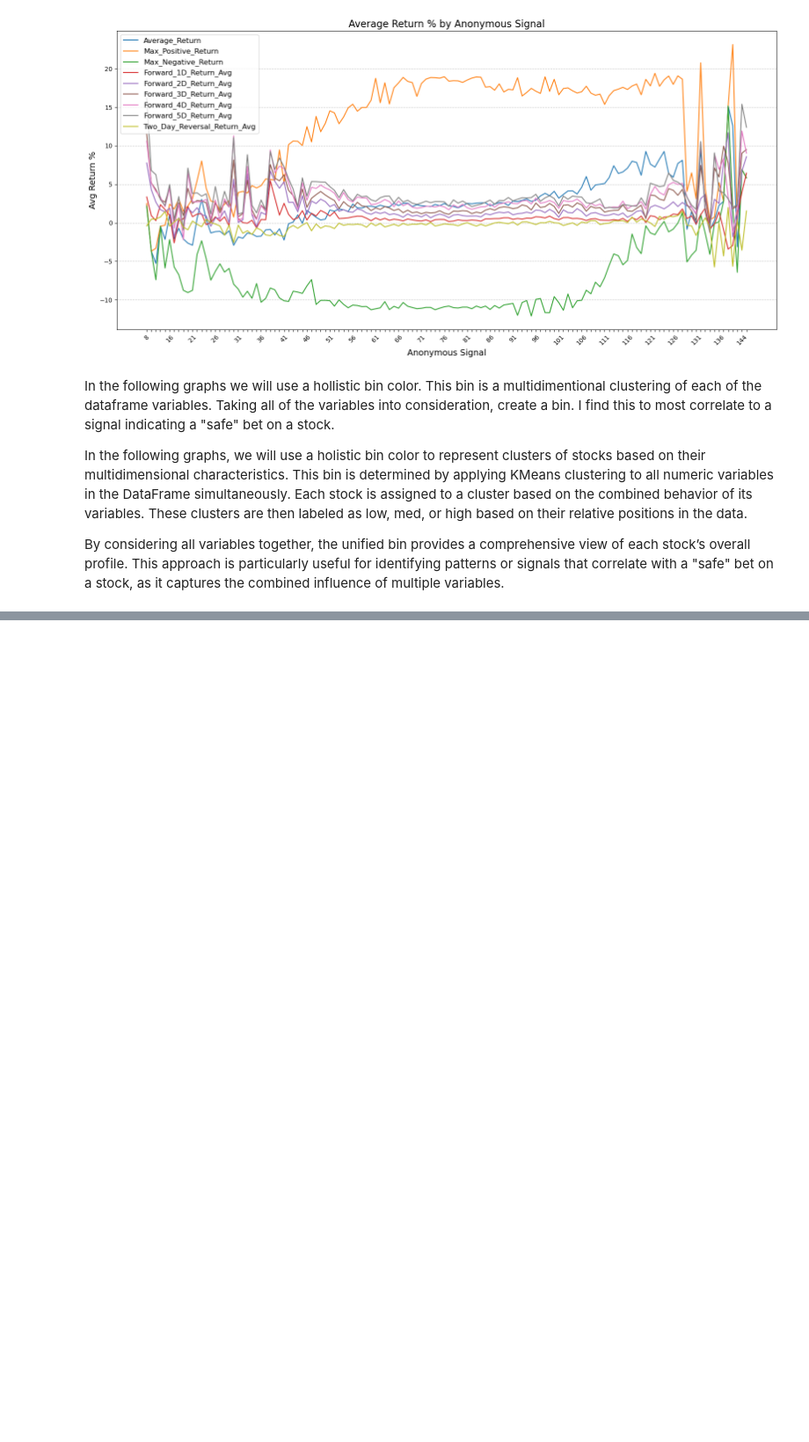
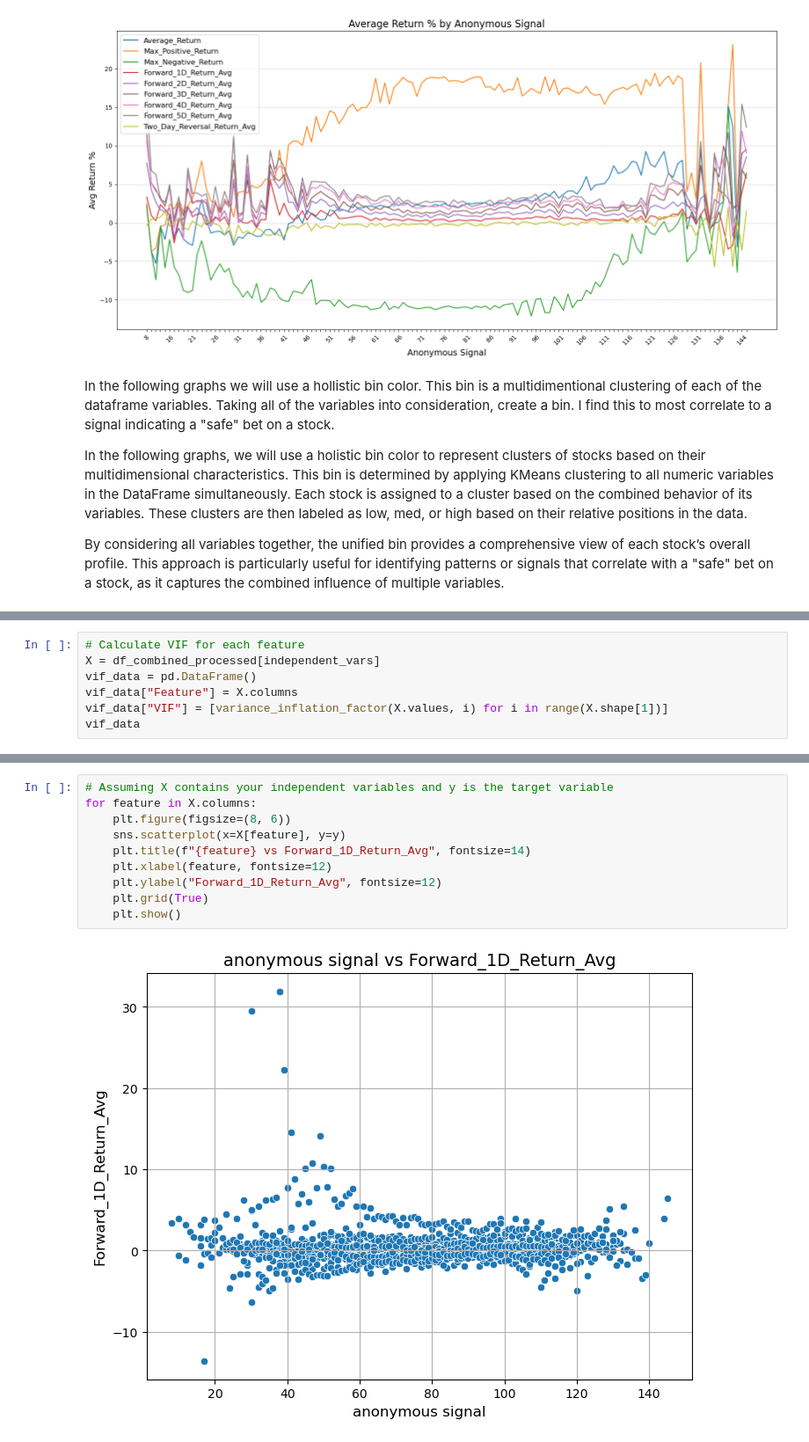
Before and after one commit to Matthew1172/IT-DA-Midterm, a Jupyter notebook: main.ipynb, the cells around one changed output, grey strips where cells are left out. Shown at 88% size. Cells and saved outputs as stored; diff of their text form; blank space fills up the shorter version.

```diff
--- a/main.ipynb
+++ b/main.ipynb
@@ -451,0 +662,7 @@ for return_column in return_columns:
+# %%
+# Calculate VIF for each feature
+X = df_combined_processed[independent_vars]
+vif_data = pd.DataFrame()
+vif_data["Feature"] = X.columns
+vif_data["VIF"] = [variance_inflation_factor(X.values, i) for i in range(X.shape[1])]
+vif_data
@@ -451,0 +712,12 @@ for return_column in return_columns:
+# %%
+# Assuming X contains your independent variables and y is the target variable
+for feature in X.columns:
+    plt.figure(figsize=(8, 6))
+    sns.scatterplot(x=X[feature], y=y)
+    plt.title(f"{feature} vs Forward_1D_Return_Avg", fontsize=14)
+    plt.xlabel(feature, fontsize=12)
+    plt.ylabel("Forward_1D_Return_Avg", fontsize=12)
+    plt.grid(True)
+    plt.show()
+# %% [output]
+[figure, added]
```
Also changed, not shown: parts of 19 cells of this notebook, 1 other file.
